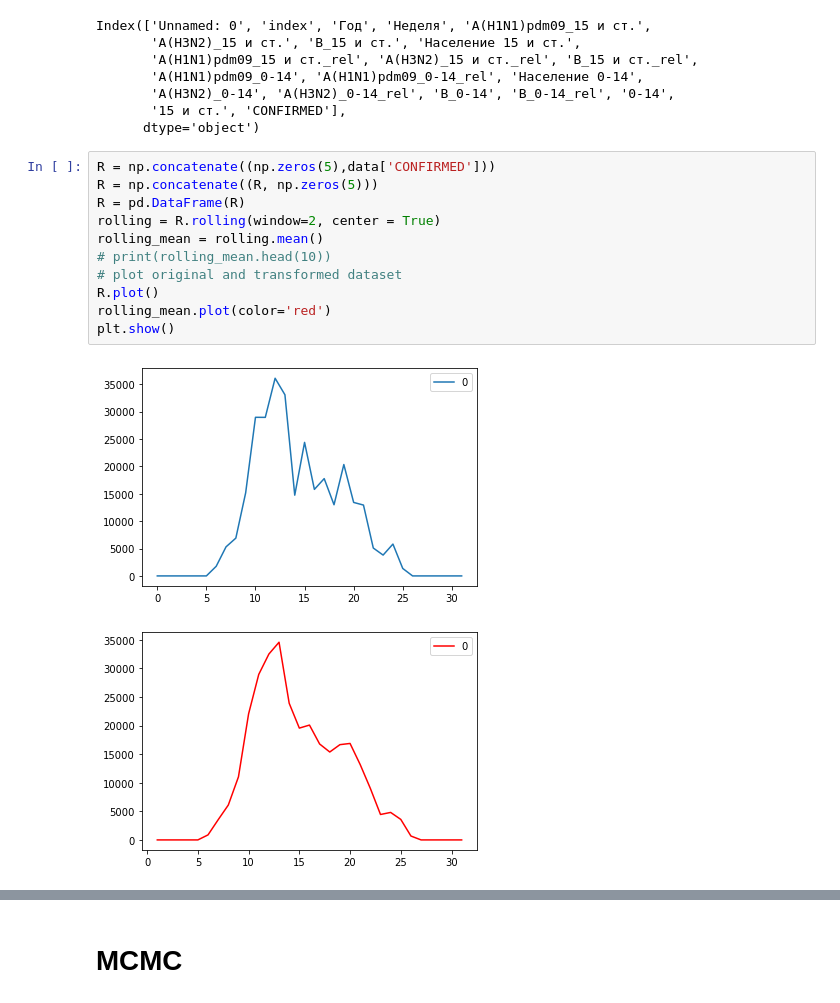
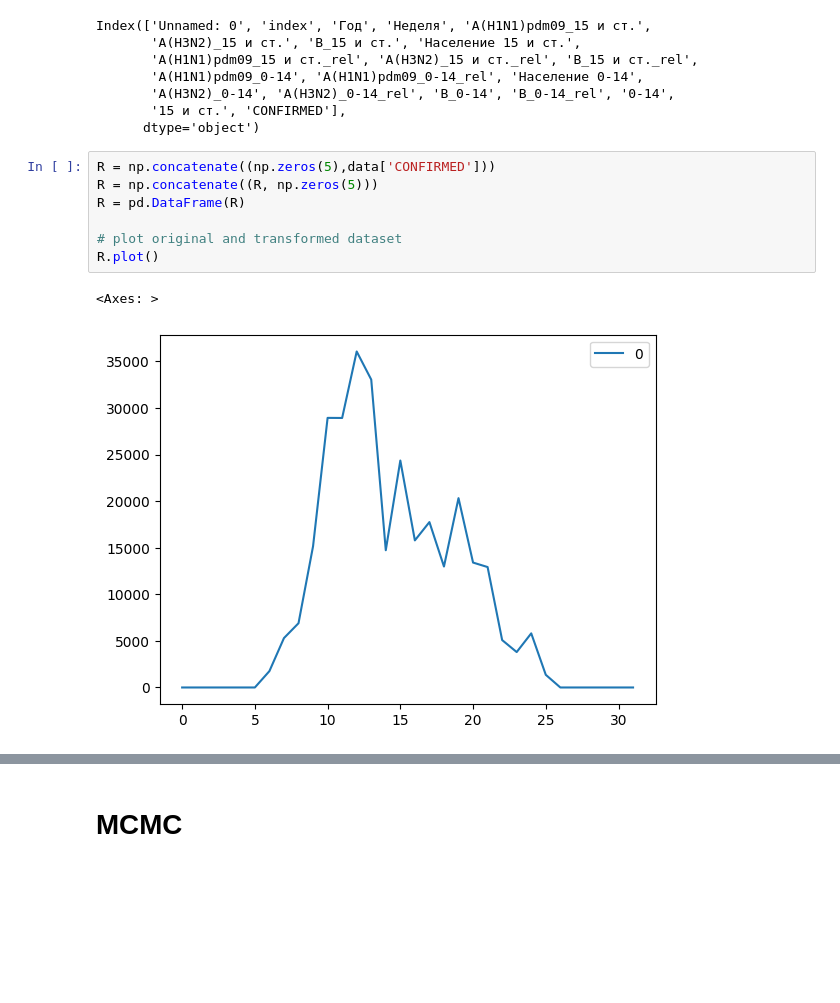
Before and after one commit to Mpkosh/people_are, a Jupyter notebook: abc_mcmc.ipynb, the cells around one changed output, grey strips where cells are left out. Cells and saved outputs as stored; diff of their text form; blank space fills up the shorter version.

```diff
--- a/abc_mcmc.ipynb
+++ b/abc_mcmc.ipynb
@@ -68,14 +75,10 @@ Index(['Unnamed: 0', 'index', 'Год', 'Неделя', 'A(H1N1)pdm09_15 и ст
 # %%
 R = np.concatenate((np.zeros(5),data['CONFIRMED']))
 R = np.concatenate((R, np.zeros(5)))
 R = pd.DataFrame(R)
-rolling = R.rolling(window=2, center = True)
-rolling_mean = rolling.mean()
-# print(rolling_mean.head(10))
+
 # plot original and transformed dataset
 R.plot()
-rolling_mean.plot(color='red')
-plt.show()
 # %% [output]
+<Axes: >
-[figure, old version]
+[figure, new version]
-[figure, removed]
```
Also changed, not shown: parts of 84 cells of this notebook, 1 other file.
